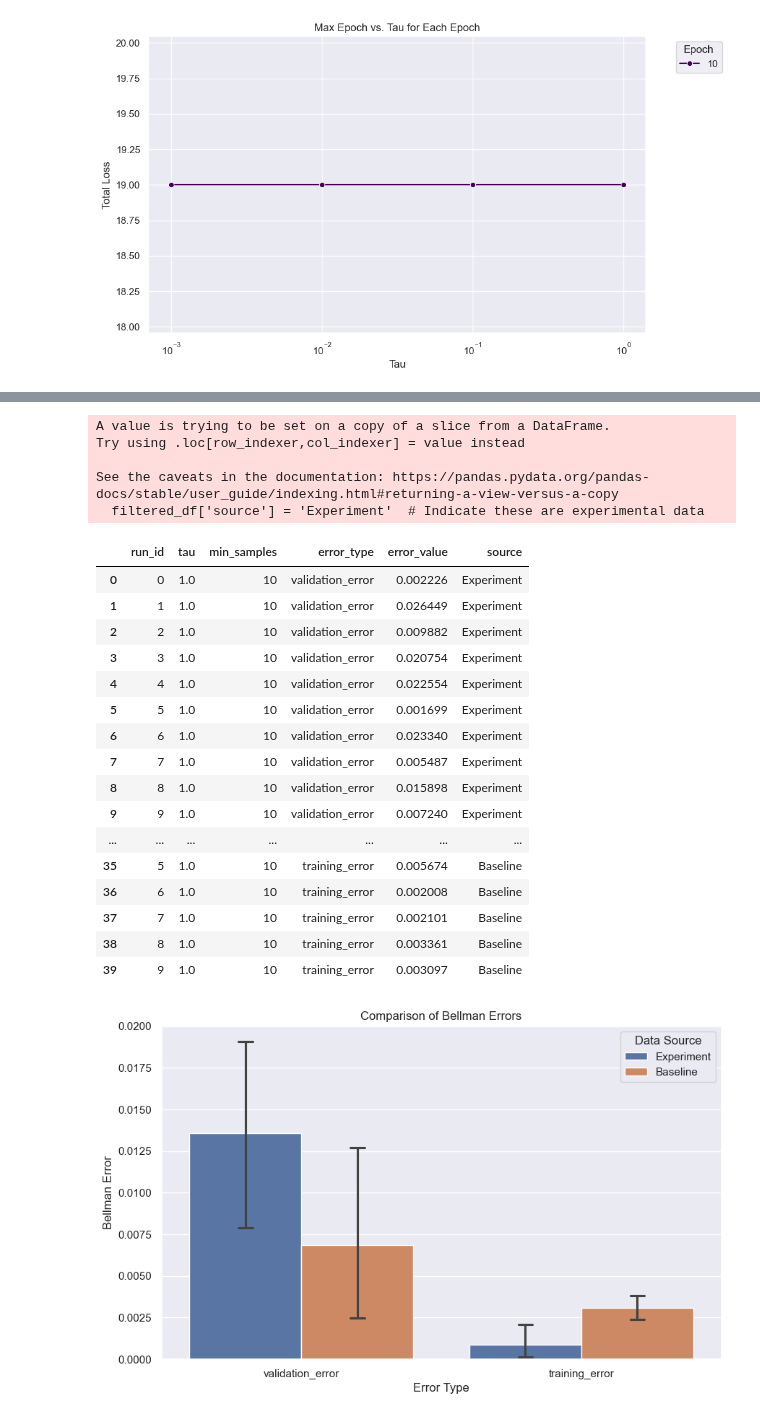
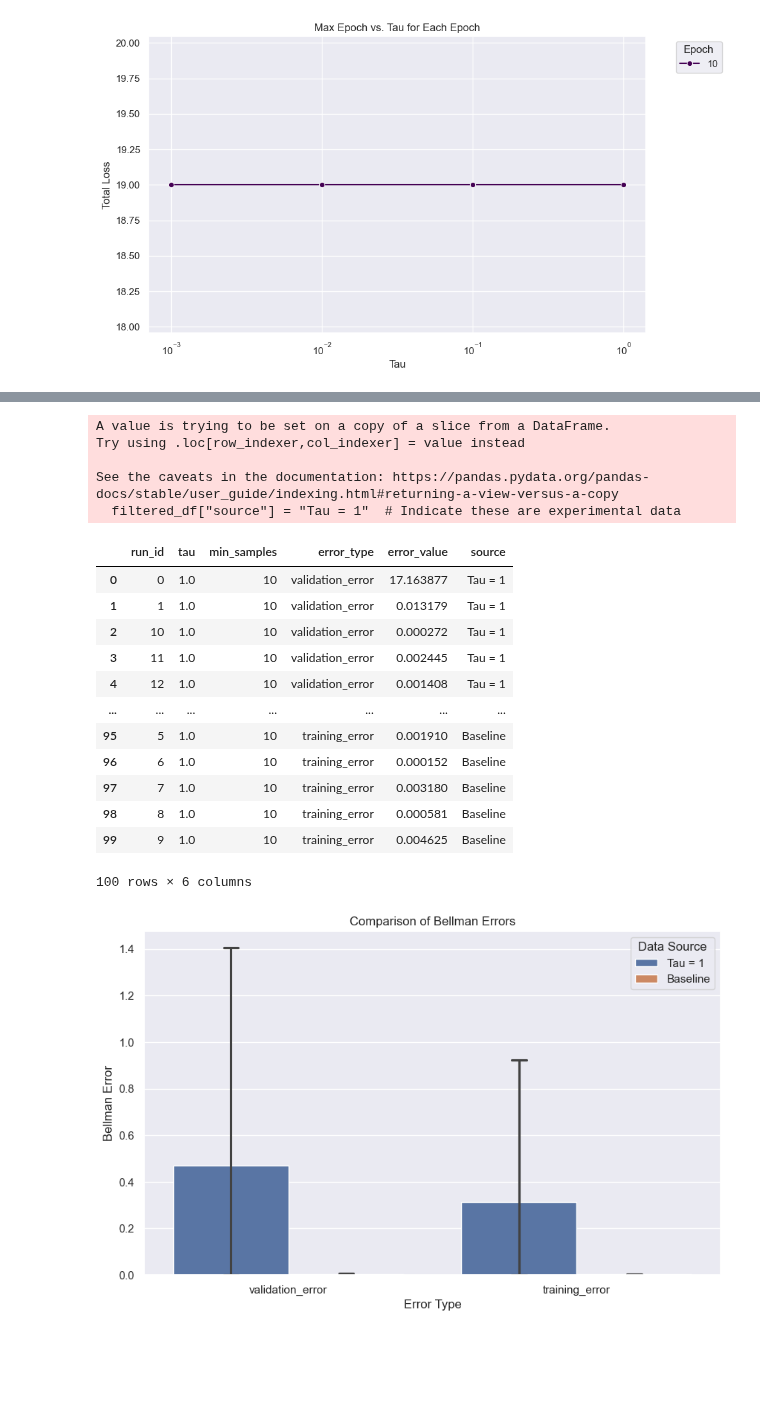
Before and after one commit to mariusdgm/phd-research, a Jupyter notebook: experiments/experiment_distributions/analyze_results.ipynb, the cells around one changed output, grey strips where cells are left out. Saved outputs shown, nothing was run; the diff lists cells and outputs as text; code cells hidden in the pictures; blank space fills up the shorter version.

Commit message:
reran experiments for presentation

```diff
--- a/experiments/experiment_distributions/analyze_results.ipynb
+++ b/experiments/experiment_distributions/analyze_results.ipynb
@@ -138,8 +133,8 @@ def collect_bellman_errors(root_dir):
 
                 # Map the values to their corresponding headers
                 bellman_errors = dict(zip(headers, values))
-                validation_error = float(bellman_errors['validation_error'])
-                training_error = float(bellman_errors['training_error'])
+                validation_error = float(bellman_errors["validation_error"])
+                training_error = float(bellman_errors["training_error"])
 
                 # Load the corresponding cfg.yaml file to get parameters
                 cfg_path = os.path.join(subdir, "cfg.yaml")
@@ -157,7 +152,7 @@ def collect_bellman_errors(root_dir):
                     "tau": tau,
                     "min_samples": min_samples,
                     "validation_error": validation_error,
-                    "training_error": training_error
+                    "training_error": training_error,
                 }
 
                 # Append to the list of all errors
@@ -169,6 +164,10 @@ def collect_bellman_errors(root_dir):
 
 # Example usage
 bellman_errors_df = collect_bellman_errors(root_dir)
+bellman_errors_df["validation_error"] = bellman_errors_df["validation_error"].fillna(
+    10**32
+)
+bellman_errors_df["training_error"] = bellman_errors_df["training_error"].fillna(10**32)
 bellman_errors_df
 # %% [output]
 |  | run_id | tau | min_samples | validation_error | training_error |
@@ -191,5 +186,11 @@ bellman_errors_df
 # %%
-bellman_errors_df_melted = pd.melt(bellman_errors_df, id_vars=['run_id', 'tau', 'min_samples'], value_vars=['validation_error', 'training_error'], var_name='error_type', value_name='error_value')
+bellman_errors_df_melted = pd.melt(
+    bellman_errors_df,
+    id_vars=["run_id", "tau", "min_samples"],
+    value_vars=["validation_error", "training_error"],
+    var_name="error_type",
+    value_name="error_value",
+)
 bellman_errors_df_melted
 # %% [output]
 |  | run_id | tau | min_samples | error_type | error_value |
@@ -236,6 +237,6 @@ plt.show()
 # %%
-# baseline_dir = r".\results\2024Apr19-152635_baseline_configs" # adam
-baseline_dir = r".\results\2024Apr19-155944_baseline_configs" # sgd
+baseline_dir = r".\results\2024Apr19-152635_baseline_configs" # adam
+# baseline_dir = r".\results\2024Apr19-155944_baseline_configs"  # sgd
 
 baseline_errors_df = collect_bellman_errors(baseline_dir)
 baseline_errors_df
@@ -318,14 +332,22 @@ Mean Error: 0.006832371625932865
 X Values Range: 0.001 1.0
 # %%
 specific_tau = 1  # Set the specific tau value you are interested in
-filtered_df = bellman_errors_df_melted[bellman_errors_df_melted['tau'] == specific_tau]
+filtered_df = bellman_errors_df_melted[bellman_errors_df_melted["tau"] == specific_tau]
 
-baseline_melted = pd.melt(baseline_errors_df, id_vars=['run_id', 'tau', 'min_samples'], value_vars=['validation_error', 'training_error'], var_name='error_type', value_name='error_value')
-baseline_melted['source'] = 'Baseline'  # Add a source column to indicate these are from baseline
+baseline_melted = pd.melt(
+    baseline_errors_df,
+    id_vars=["run_id", "tau", "min_samples"],
+    value_vars=["validation_error", "training_error"],
+    var_name="error_type",
+    value_name="error_value",
+)
+baseline_melted["source"] = (
+    "Baseline"  # Add a source column to indicate these are from baseline
+)
 # baseline_melted['error_type'] = baseline_melted['error_type'].replace({'validation_error': 'Validation', 'training_error': 'Training'})  # Rename for clarity
 
 # Assuming df1 is your experimental data and already melted
-filtered_df['source'] = 'Experiment'  # Indicate these are experimental data
+filtered_df["source"] = "Tau = 1"  # Indicate these are experimental data
 
 # Combine the two datasets
 combined_df = pd.concat([filtered_df, baseline_melted], ignore_index=True)
@@ -335,37 +357,35 @@ A value is trying to be set on a copy of a slice from a DataFrame.
 Try using .loc[row_indexer,col_indexer] = value instead
 
 See the caveats in the documentation: https://pandas.pydata.org/pandas-docs/stable/user_guide/indexing.html#returning-a-view-versus-a-copy
-  filtered_df['source'] = 'Experiment'  # Indicate these are experimental data
+  filtered_df["source"] = "Tau = 1"  # Indicate these are experimental data
 |  | run_id | tau | min_samples | error_type | error_value | source |
-| 0 | 0 | 1.0 | 10 | validation_error | 0.002226 | Experiment |
-| 1 | 1 | 1.0 | 10 | validation_error | 0.026449 | Experiment |
-| 2 | 2 | 1.0 | 10 | validation_error | 0.009882 | Experiment |
-| 3 | 3 | 1.0 | 10 | validation_error | 0.020754 | Experiment |
-| 4 | 4 | 1.0 | 10 | validation_error | 0.022554 | Experiment |
-| 5 | 5 | 1.0 | 10 | validation_error | 0.001699 | Experiment |
-| 6 | 6 | 1.0 | 10 | validation_error | 0.023340 | Experiment |
-| 7 | 7 | 1.0 | 10 | validation_error | 0.005487 | Experiment |
-| 8 | 8 | 1.0 | 10 | validation_error | 0.015898 | Experiment |
-| 9 | 9 | 1.0 | 10 | validation_error | 0.007240 | Experiment |
+| 0 | 0 | 1.0 | 10 | validation_error | 17.163877 | Tau = 1 |
+| 1 | 1 | 1.0 | 10 | validation_error | 0.013179 | Tau = 1 |
+| 2 | 10 | 1.0 | 10 | validation_error | 0.000272 | Tau = 1 |
+| 3 | 11 | 1.0 | 10 | validation_error | 0.002445 | Tau = 1 |
+| 4 | 12 | 1.0 | 10 | validation_error | 0.001408 | Tau = 1 |
 | ... | ... | ... | ... | ... | ... | ... |
-| 35 | 5 | 1.0 | 10 | training_error | 0.005674 | Baseline |
-| 36 | 6 | 1.0 | 10 | training_error | 0.002008 | Baseline |
-| 37 | 7 | 1.0 | 10 | training_error | 0.002101 | Baseline |
-| 38 | 8 | 1.0 | 10 | training_error | 0.003361 | Baseline |
-| 39 | 9 | 1.0 | 10 | training_error | 0.003097 | Baseline |
+| 95 | 5 | 1.0 | 10 | training_error | 0.001910 | Baseline |
+| 96 | 6 | 1.0 | 10 | training_error | 0.000152 | Baseline |
+| 97 | 7 | 1.0 | 10 | training_error | 0.003180 | Baseline |
+| 98 | 8 | 1.0 | 10 | training_error | 0.000581 | Baseline |
+| 99 | 9 | 1.0 | 10 | training_error | 0.004625 | Baseline |
+100 rows × 6 columns
 # %%
 plt.figure(figsize=(10, 6))
-sns.barplot(data=combined_df, x='error_type', y='error_value', hue='source', capsize=.1)
+sns.barplot(
+    data=combined_df, x="error_type", y="error_value", hue="source", capsize=0.1
+)
 
 # Adding labels and titles
 plt.xlabel("Error Type")
 plt.ylabel("Bellman Error")
 plt.title("Comparison of Bellman Errors")
 plt.legend(title="Data Source")
 
 plt.show()
 # %% [output]
-[figure, old version]
+[figure, new version]
 # %%
 # use mdp to generate transition distribution
 # this generates another dataset of transitions
```
Also changed, not shown: parts of 9 cells of this notebook, 8 other files.
